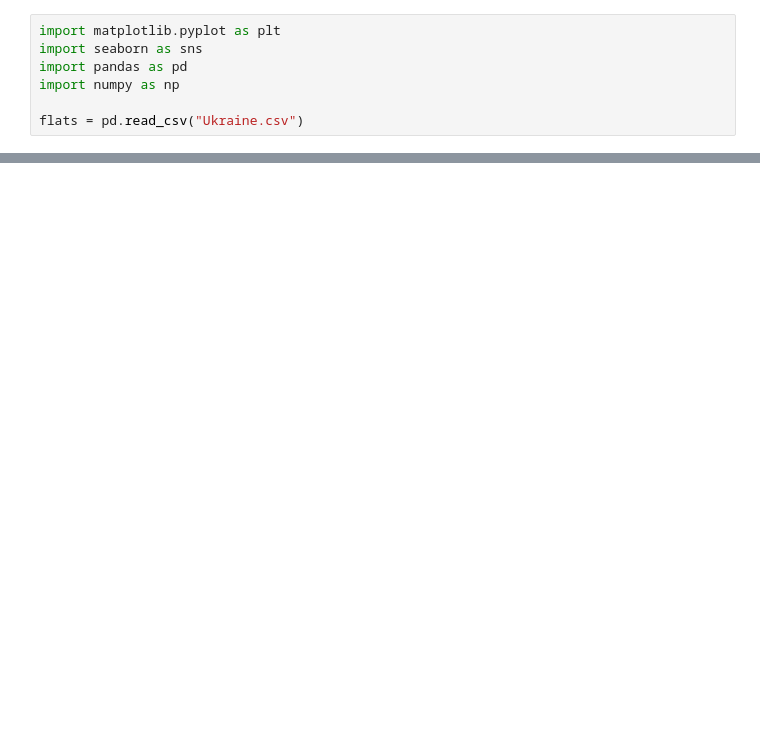
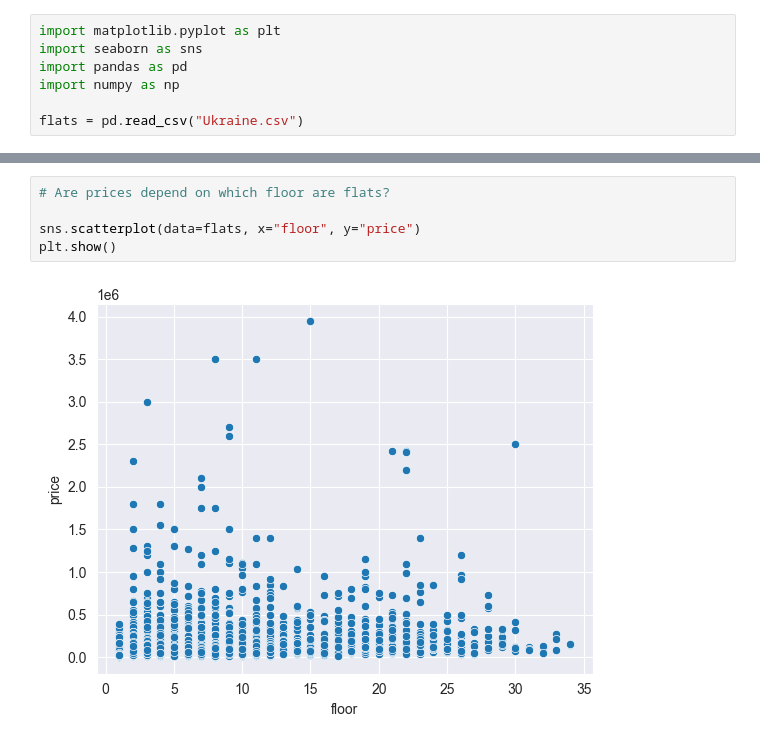
Before and after one commit to YESosnovska/apartaments-prices-analysis, a Jupyter notebook: plotting.ipynb, the cells around one changed output, grey strips where cells are left out. Drawn from its saved outputs; the diff is of its cells as text; blank space fills up the shorter version.

Commit message:
add floor vs price plots

```diff
--- a/plotting.ipynb
+++ b/plotting.ipynb
@@ -133,0 +126,7 @@ plt.show()
+# %%
+# Are prices depend on which floor are flats?
+
+sns.scatterplot(data=flats, x="floor", y="price")
+plt.show()
+# %% [output]
+[figure, added]
```
Also changed, not shown: parts of 19 cells of this notebook.
